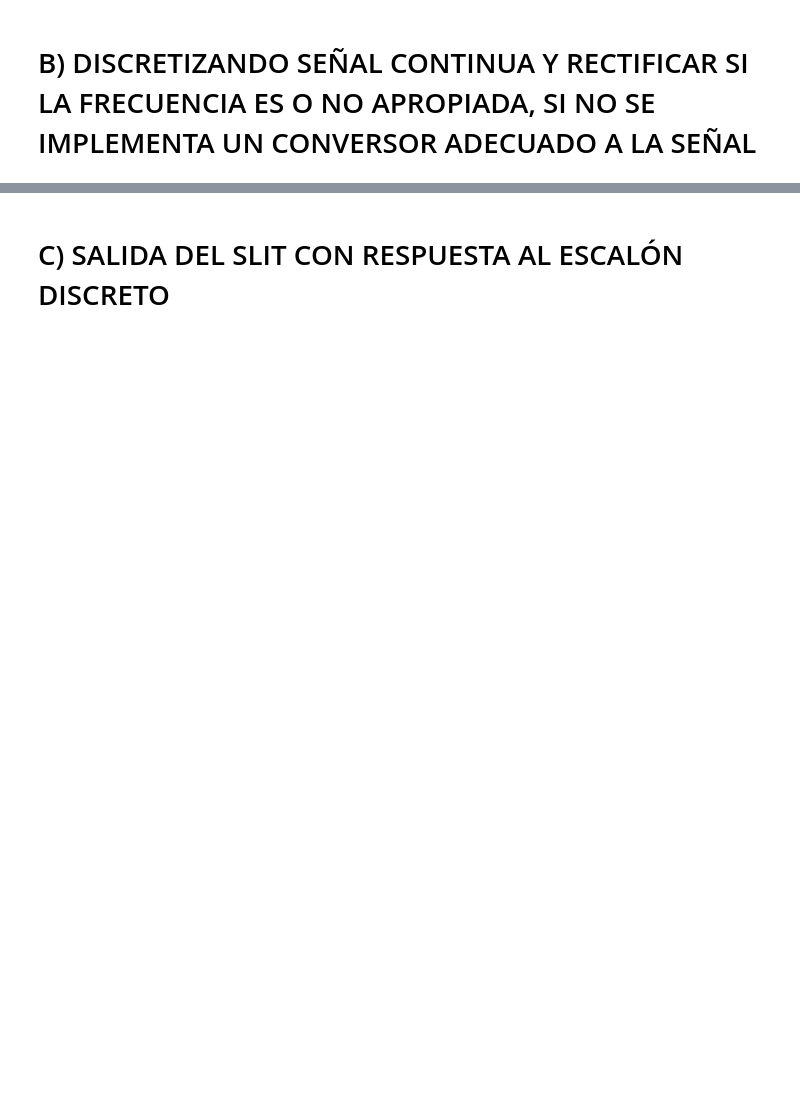
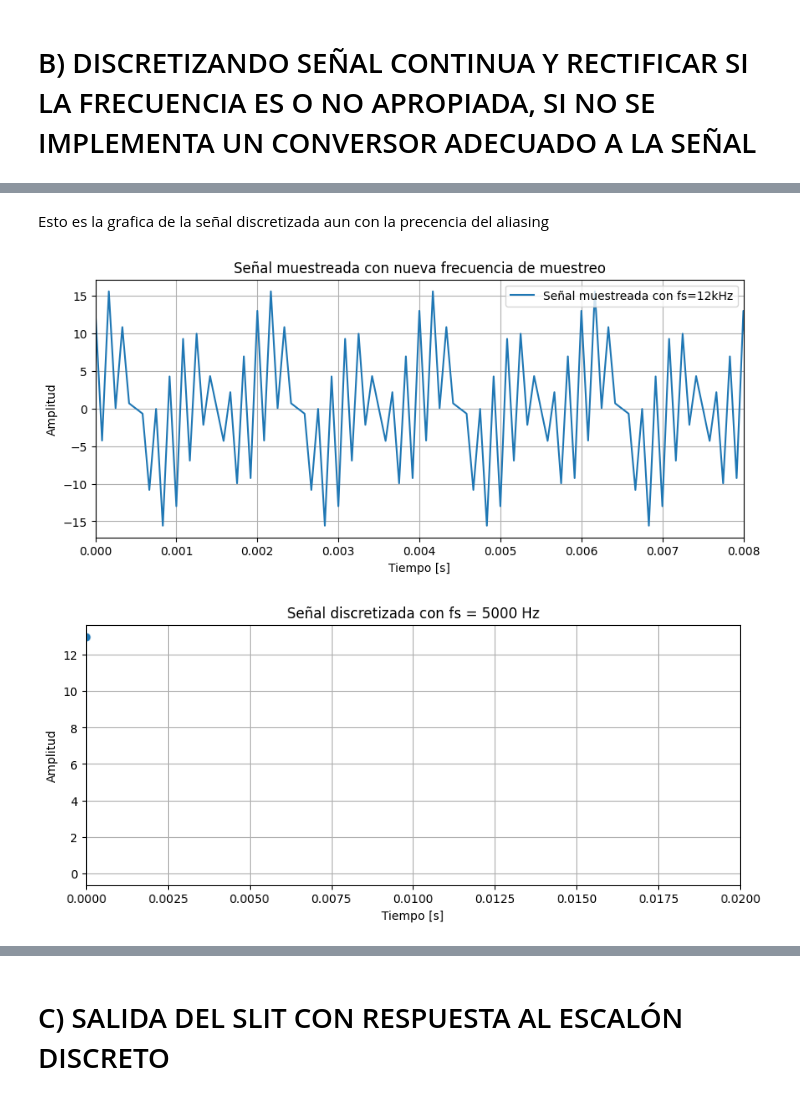
Before and after one commit to JulianDR26/Se-ales-y-Sistemas-2024-1S, a Jupyter notebook: PARCIAL_1_SEÑALES_Y_SISTEMAS.ipynb, the cells around one changed output, grey strips where cells are left out. Saved outputs shown, nothing was run; the diff lists cells and outputs as text; code cells hidden in the pictures; blank space fills up the shorter version.

```diff
--- a/PARCIAL_1_SEÑALES_Y_SISTEMAS.ipynb
+++ b/PARCIAL_1_SEÑALES_Y_SISTEMAS.ipynb
@@ -73,0 +131,37 @@ plt.show()
+# %% [markdown]
+Esto es la grafica de la señal discretizada aun con la precencia del aliasing
+# %%
+
+# Si hay aliasing, se debe aumentar la frecuencia de muestreo
+fs_new = 12000  # Nueva frecuencia de muestreo (por ejemplo 12kHz)
+t_new = np.arange(0, 1, 1/fs_new)
+x_t_new = 3 * np.cos(1000 * np.pi * t_new) + 5 * np.sin(2000 * np.pi * t_new) + 10 * np.cos(11000 * np.pi * t_new)
+
+# Graficar la señal muestreada con la nueva frecuencia de muestreo
+plt.figure(figsize=(10, 4))
+plt.plot(t_new, x_t_new, label='Señal muestreada con fs=12kHz')
+plt.title('Señal muestreada con nueva frecuencia de muestreo')
+plt.xlabel('Tiempo [s]')
+plt.ylabel('Amplitud')
+plt.xlim(0, 0.008)
+plt.grid(True)
+plt.legend()
+plt.show()
+
+# Generar la señal discretizada
+x_n = 3 * np.cos(2 * np.pi * f1_alias * n) + \
+      5 * np.sin(2 * np.pi * f2_alias * n) + \
+      10 * np.cos(2 * np.pi * f3_alias * n)
+
+# Graficar la señal discretizada
+plt.figure(figsize=(10, 4))
+plt.stem(n, x_n, basefmt=" ", use_line_collection=True)
+plt.title(f'Señal discretizada con fs = {fs} Hz')
+plt.xlabel('Tiempo [s]')
+plt.ylabel('Amplitud')
+plt.xlim(0, 0.02)
+plt.grid(True)
+plt.show()
+# %% [output]
+[figure, added]
+[figure, added]
```
Also changed, not shown: parts of 11 cells of this notebook.
